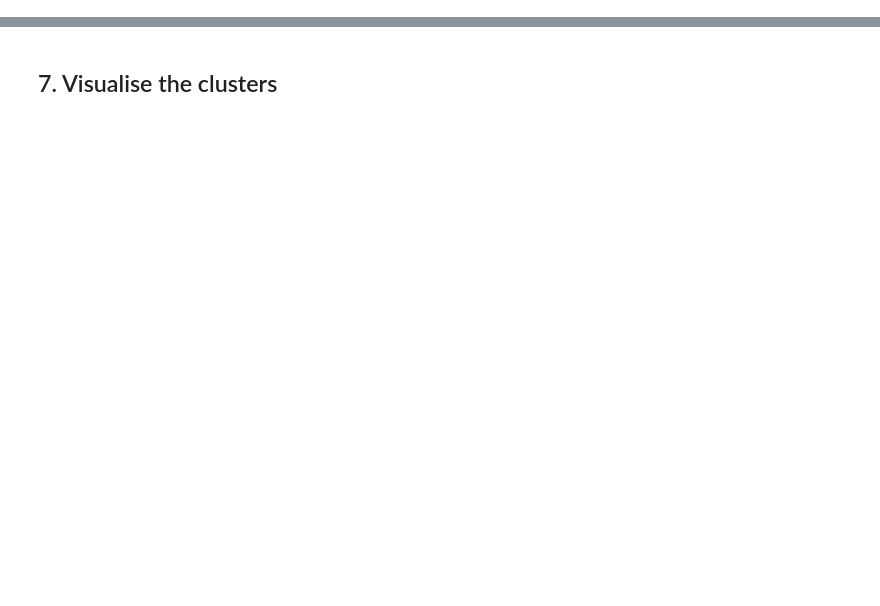
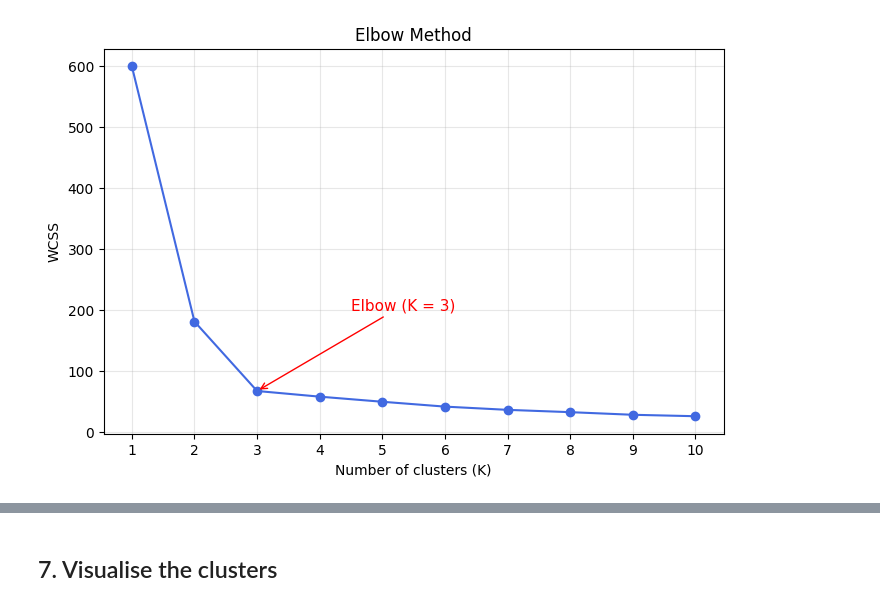
Before and after one commit to Kishanmvs/Machine-Learning-II-Lab-BCI702, a Jupyter notebook: Lab7_KMeans.ipynb, the cells around one changed output, grey strips where cells are left out. Cells and saved outputs as stored; diff of their text form; code cells hidden in the pictures; blank space fills up the shorter version.

```diff
--- a/Lab7_KMeans.ipynb
+++ b/Lab7_KMeans.ipynb
@@ -200,0 +77,3 @@ Name: count, dtype: int64
+# %%
+X = df[["Study_Hours", "IQ"]].values
+X_scaled = StandardScaler().fit_transform(X)
@@ -200,0 +83,11 @@ Name: count, dtype: int64
+# %%
+wcss = []
+k_range = range(1, 11)
+
+for k in k_range:
+    km = KMeans(n_clusters=k, init="k-means++", n_init=10, random_state=42)
+    km.fit(X_scaled)
+    wcss.append(km.inertia_)
+
+for k, w in zip(k_range, wcss):
+    print(f"K = {k:2d}  ->  WCSS = {w:.2f}")
@@ -200,0 +105,13 @@ Name: count, dtype: int64
+# %%
+plt.figure(figsize=(8, 5))
+plt.plot(k_range, wcss, marker="o", color="royalblue")
+plt.title("Elbow Method")
+plt.xlabel("Number of clusters (K)")
+plt.ylabel("WCSS")
+plt.xticks(k_range)
+plt.grid(alpha=0.3)
+plt.annotate("Elbow (K = 3)", xy=(3, wcss[2]), xytext=(4.5, wcss[2] + (wcss[0] - wcss[2]) * 0.25),
+             arrowprops=dict(arrowstyle="->", color="red"), color="red", fontsize=11)
+plt.show()
+# %% [output]
+[figure, added]
```
Also changed, not shown: parts of 41 cells of this notebook.
